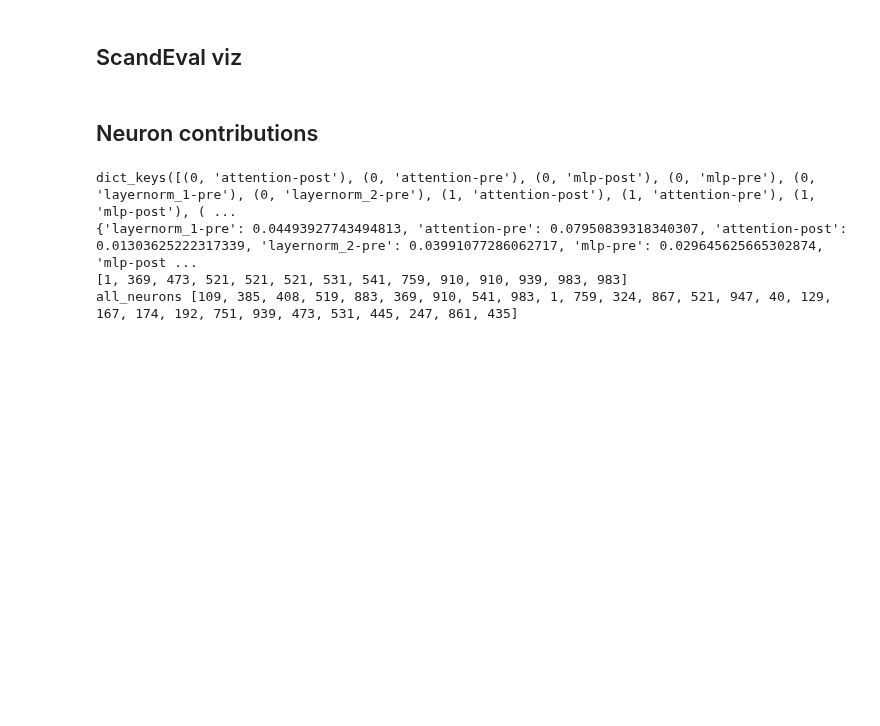
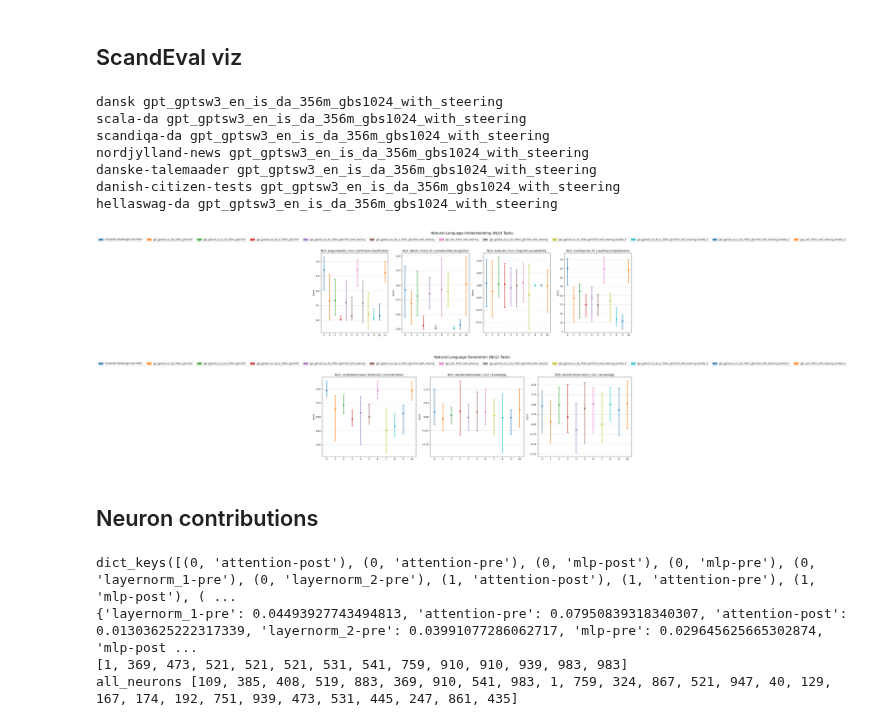
Before and after one commit to MartinKirkegaardDK/KDS_MI, a Jupyter notebook: main.ipynb, the cells around one changed output. Drawn from its saved outputs; the diff is of its cells as text; code cells hidden in the pictures; blank space fills up the shorter version.

```diff
--- a/main.ipynb
+++ b/main.ipynb
@@ -233,3 +249,16 @@ scandeval_results.main("results/scandeval/scandeval_benchmark_results_new.jsonl"
+# %%
+model_name_scandeval = ["AI-Sweden-Models/gpt-sw3-356m","gpt_gptsw3_en_da_356m_gbs1024","gpt_gptsw3_en_is_da_356m_gbs1024","gpt_gptsw3_en_da_is_356m_gbs1024","gpt_sw3_356m_with_steering_lambda_5"]
+df = scandeval_results.main("results/scandeval/scandeval_benchmark_results_den_gode.jsonl", True,None)
+# %% [output]
+dansk gpt_gptsw3_en_is_da_356m_gbs1024_with_steering
+scala-da gpt_gptsw3_en_is_da_356m_gbs1024_with_steering
+scandiqa-da gpt_gptsw3_en_is_da_356m_gbs1024_with_steering
+nordjylland-news gpt_gptsw3_en_is_da_356m_gbs1024_with_steering
+danske-talemaader gpt_gptsw3_en_is_da_356m_gbs1024_with_steering
+danish-citizen-tests gpt_gptsw3_en_is_da_356m_gbs1024_with_steering
+hellaswag-da gpt_gptsw3_en_is_da_356m_gbs1024_with_steering
+[figure, added]
+[figure, added]
 # %% [markdown]
 ##  Neuron contributions
 # %%
```
Also changed, not shown: parts of 2 cells of this notebook, 9 other files.
